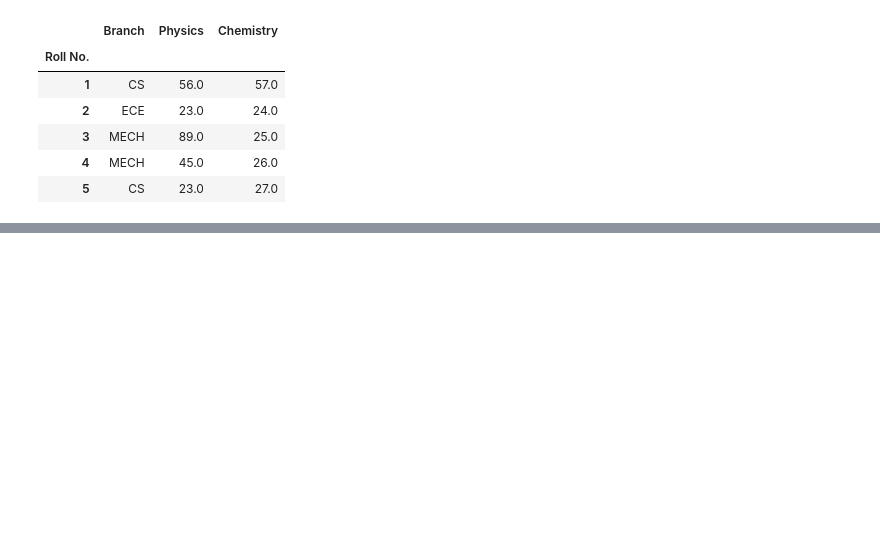
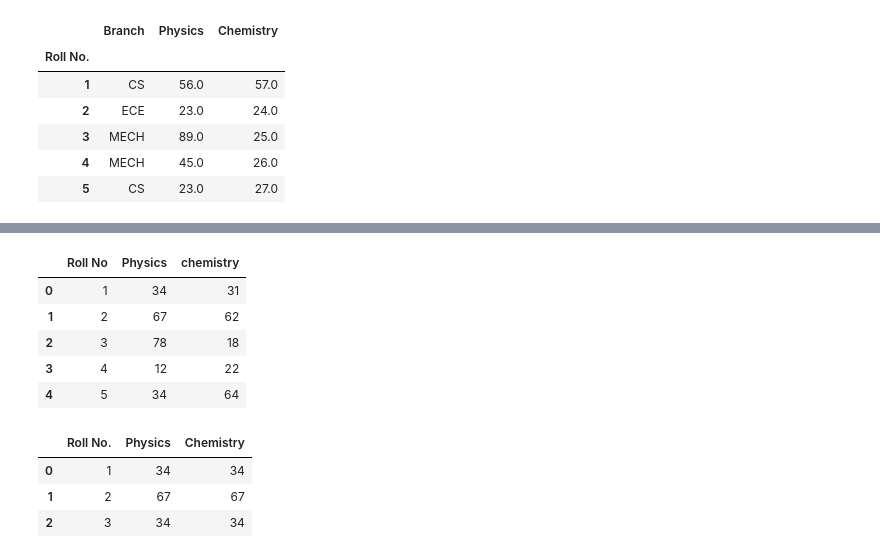
Before and after one commit to Abhasjaiswal/Python, a Jupyter notebook: Pandas/student4.ipynb, the cells around one changed output, grey strips where cells are left out. Cells and saved outputs as stored; diff of their text form; code cells hidden in the pictures; blank space fills up the shorter version.

```diff
--- a/Pandas/student4.ipynb
+++ b/Pandas/student4.ipynb
@@ -176,0 +255,9 @@ df.iloc[0:5,1:4]
+# %%
+pd.merge(df1,df2)   #on- by default intersecting column is taken
+# %% [output]
+|  | Roll No | Physics | chemistry |
+| 0 | 1 | 34 | 31 |
+| 1 | 2 | 67 | 62 |
+| 2 | 3 | 78 | 18 |
+| 3 | 4 | 12 | 22 |
+| 4 | 5 | 34 | 64 |
@@ -176,0 +267,7 @@ df.iloc[0:5,1:4]
+# %%
+pd.merge(df3, df4)
+# %% [output]
+|  | Roll No. | Physics | Chemistry |
+| 0 | 1 | 34 | 34 |
+| 1 | 2 | 67 | 67 |
+| 2 | 3 | 34 | 34 |
```
Also changed, not shown: parts of 14 cells of this notebook, 2 other files.
